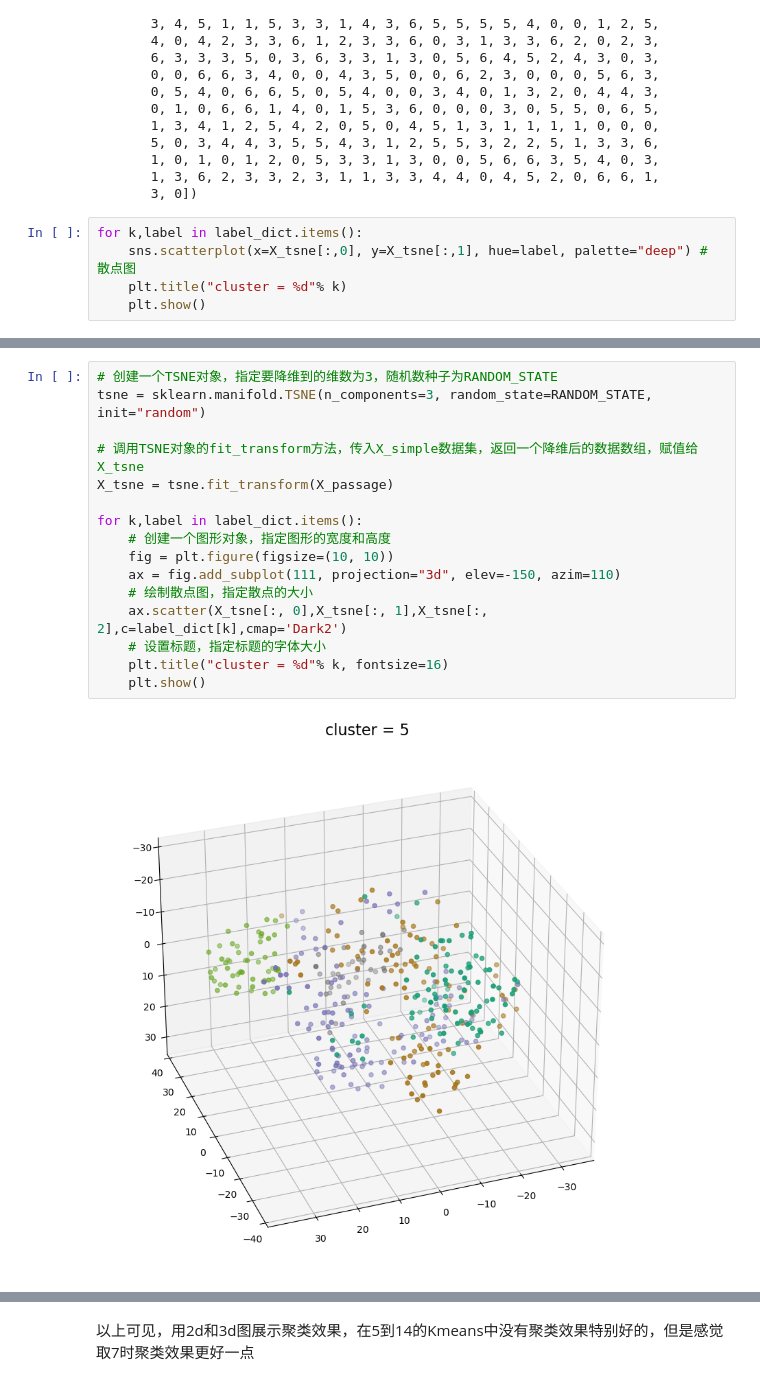
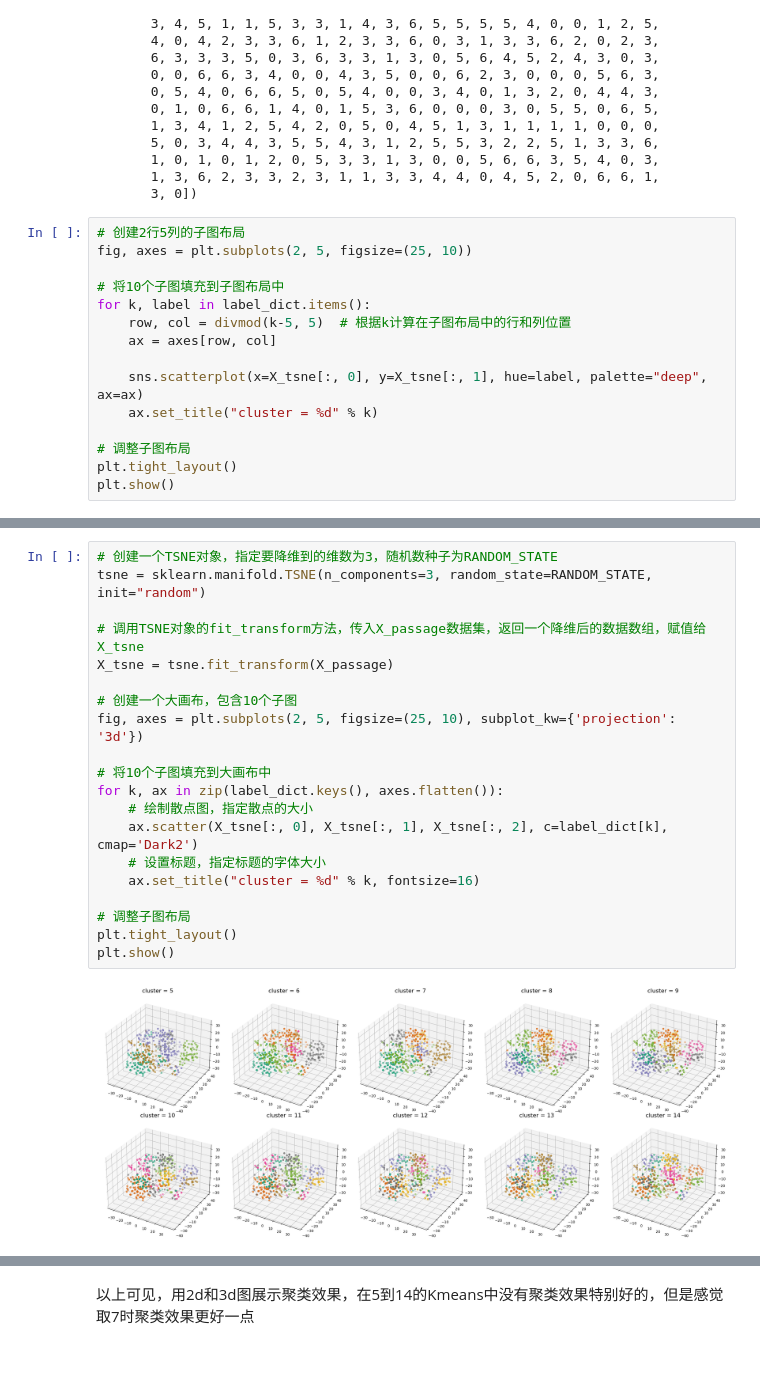
Before and after one commit to JaegerZhao/MachineLearning, a Jupyter notebook: 5 AAAI 会议论文聚类分析/5 AAAI 会议论文聚类分析.ipynb, the cells around one changed output, grey strips where cells are left out. Saved outputs shown, nothing was run; the diff lists cells and outputs as text.

```diff
--- a/5 AAAI 会议论文聚类分析/5 AAAI 会议论文聚类分析.ipynb
+++ b/5 AAAI 会议论文聚类分析/5 AAAI 会议论文聚类分析.ipynb
@@ -352,8 +356,18 @@ array([0, 0, 5, 6, 3, 3, 3, 0, 6, 3, 4, 0, 0, 6, 2, 3, 5, 6, 6, 3, 3, 1,
        1, 3, 6, 2, 3, 3, 2, 3, 1, 1, 3, 3, 4, 4, 0, 4, 5, 2, 0, 6, 6, 1,
        3, 0])
 # %%
-for k,label in label_dict.items():
-    sns.scatterplot(x=X_tsne[:,0], y=X_tsne[:,1], hue=label, palette="deep") # 散点图
-    plt.title("cluster = %d"% k)
-    plt.show()
+# 创建2行5列的子图布局
+fig, axes = plt.subplots(2, 5, figsize=(25, 10))
+
+# 将10个子图填充到子图布局中
+for k, label in label_dict.items():
+    row, col = divmod(k-5, 5)  # 根据k计算在子图布局中的行和列位置
+    ax = axes[row, col]
+
+    sns.scatterplot(x=X_tsne[:, 0], y=X_tsne[:, 1], hue=label, palette="deep", ax=ax)
+    ax.set_title("cluster = %d" % k)
+
+# 调整子图布局
+plt.tight_layout()
+plt.show()
 # %% [output]
@@ -370,18 +375,22 @@ for k,label in label_dict.items():
 # %%
 # 创建一个TSNE对象，指定要降维到的维数为3，随机数种子为RANDOM_STATE
 tsne = sklearn.manifold.TSNE(n_components=3, random_state=RANDOM_STATE, init="random")
 
-# 调用TSNE对象的fit_transform方法，传入X_simple数据集，返回一个降维后的数据数组，赋值给X_tsne
+# 调用TSNE对象的fit_transform方法，传入X_passage数据集，返回一个降维后的数据数组，赋值给X_tsne
 X_tsne = tsne.fit_transform(X_passage)
 
-for k,label in label_dict.items():
-    # 创建一个图形对象，指定图形的宽度和高度
-    fig = plt.figure(figsize=(10, 10))
-    ax = fig.add_subplot(111, projection="3d", elev=-150, azim=110)
+# 创建一个大画布，包含10个子图
+fig, axes = plt.subplots(2, 5, figsize=(25, 10), subplot_kw={'projection': '3d'})
+
+# 将10个子图填充到大画布中
+for k, ax in zip(label_dict.keys(), axes.flatten()):
     # 绘制散点图，指定散点的大小
-    ax.scatter(X_tsne[:, 0],X_tsne[:, 1],X_tsne[:, 2],c=label_dict[k],cmap='Dark2')
+    ax.scatter(X_tsne[:, 0], X_tsne[:, 1], X_tsne[:, 2], c=label_dict[k], cmap='Dark2')
     # 设置标题，指定标题的字体大小
-    plt.title("cluster = %d"% k, fontsize=16)
-    plt.show()
+    ax.set_title("cluster = %d" % k, fontsize=16)
+
+# 调整子图布局
+plt.tight_layout()
+plt.show()
 # %% [output]
-[figure, old version]
+[figure, new version]
```
Also changed, not shown: parts of 14 cells of this notebook.
